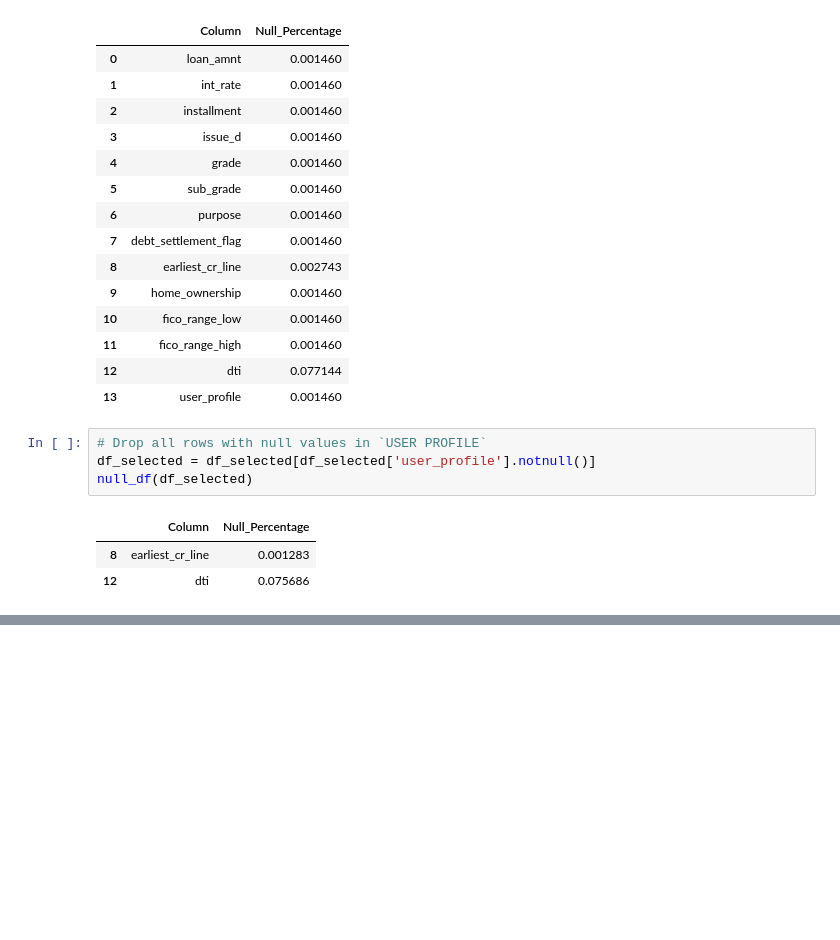
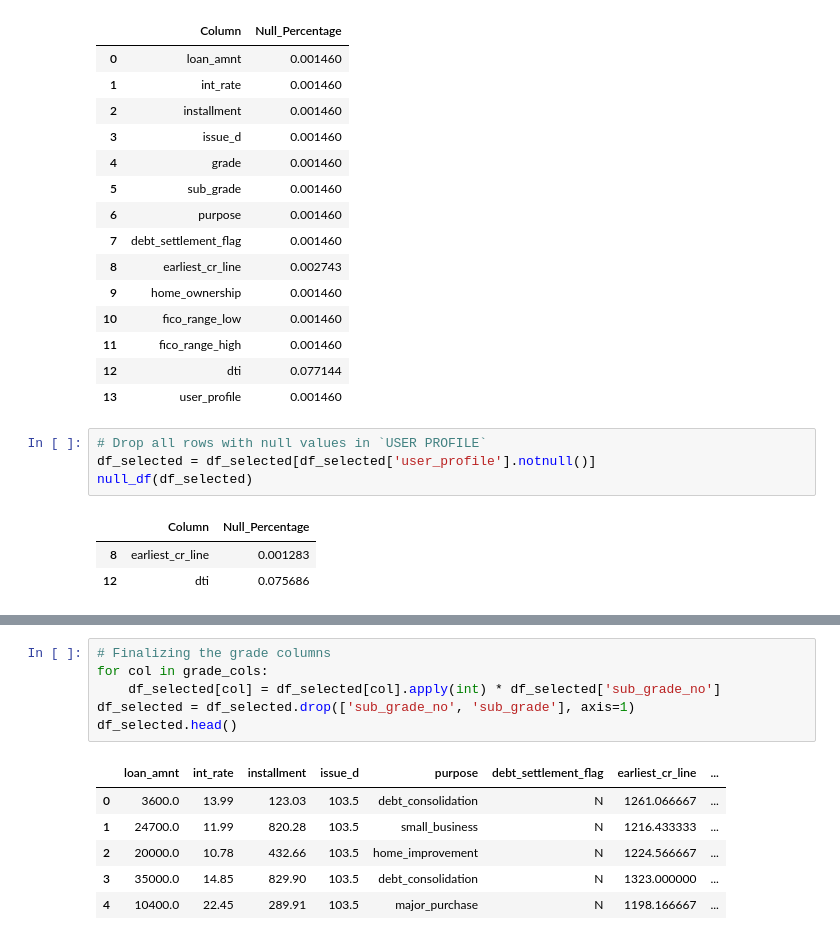
Before and after one commit to Kritika-19/loan-lending, a Jupyter notebook: notebooks/feature_engg.ipynb, the cells around one changed output, grey strips where cells are left out. Drawn from its saved outputs; the diff is of its cells as text; blank space fills up the shorter version.

```diff
--- a/notebooks/feature_engg.ipynb
+++ b/notebooks/feature_engg.ipynb
@@ -103,0 +153,13 @@ For example, when doing 'df[col].method(value, inplace=True)', try using 'df.met
+# %%
+# Finalizing the grade columns
+for col in grade_cols:
+    df_selected[col] = df_selected[col].apply(int) * df_selected['sub_grade_no']
+df_selected = df_selected.drop(['sub_grade_no', 'sub_grade'], axis=1)
+df_selected.head()
+# %% [output]
+|  | loan_amnt | int_rate | installment | issue_d | purpose | debt_settlement_flag | earliest_cr_line | ... |
+| 0 | 3600.0 | 13.99 | 123.03 | 103.5 | debt_consolidation | N | 1261.066667 | ... |
+| 1 | 24700.0 | 11.99 | 820.28 | 103.5 | small_business | N | 1216.433333 | ... |
+| 2 | 20000.0 | 10.78 | 432.66 | 103.5 | home_improvement | N | 1224.566667 | ... |
+| 3 | 35000.0 | 14.85 | 829.90 | 103.5 | debt_consolidation | N | 1323.000000 | ... |
+| 4 | 10400.0 | 22.45 | 289.91 | 103.5 | major_purchase | N | 1198.166667 | ... |
```
Also changed, not shown: parts of 15 cells of this notebook, 1 other file.
